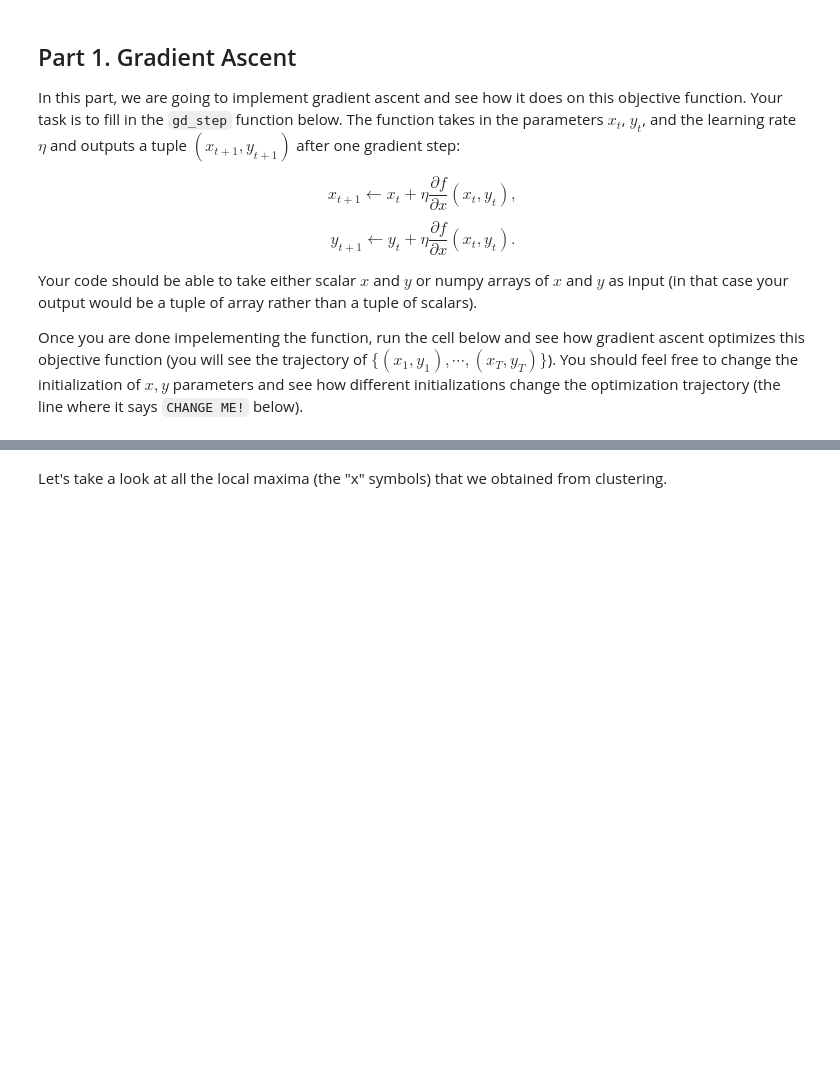
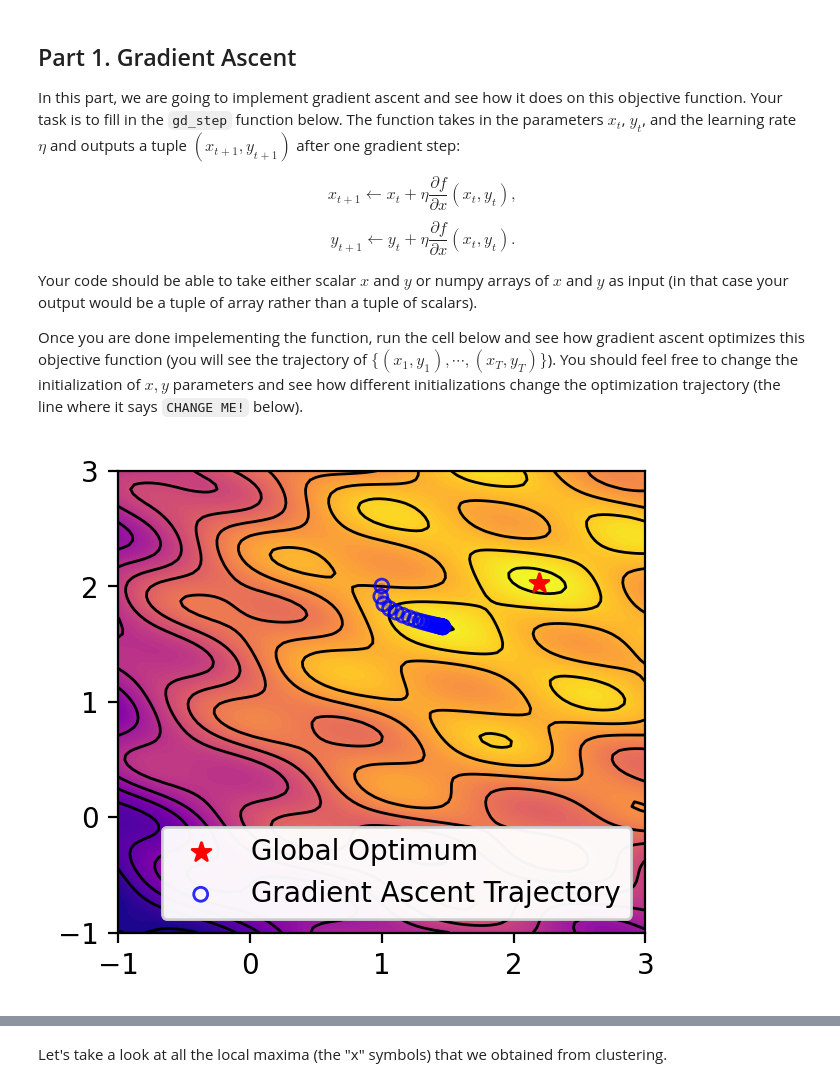
Before and after one commit to TonyHGF/cs182sp25_public, a Jupyter notebook: hw05/code/opt.ipynb, the cells around one changed output, grey strips where cells are left out. Cells and saved outputs as stored; diff of their text form; code cells hidden in the pictures; blank space fills up the shorter version.

```diff
--- a/hw05/code/opt.ipynb
+++ b/hw05/code/opt.ipynb
@@ -118,34 +120,41 @@ def grad_f(x, y):
   dy = -5.0 * np.cos(2.5 * (x - 2 * y)) - 8.0 * np.sin(4.0 * (x + 2 * y)) - 2.0 * (y - 2.0)
   return dx, dy
 
 num_its = 100
 
 def gd_step(x, y, eta):
   #############################################################################
   # TODO: Implement gradient ascent step to change your parameters (x, y)     #
   #   in the gradient direction (step size = eta).                            #
   # Hint: You may use the grad_f(x, y) that computes the gradient of f.       #
   #############################################################################
+
+  dx, dy = grad_f(x, y)
+  new_x = x + eta * dx
+  new_y = y + eta * dy
+
   #############################################################################
   #                             END OF YOUR CODE                              #
   #############################################################################
   return new_x, new_y
 
 num_its = 30      # number of gradient steps
 eta = 0.01        # learning rate
-x, y = -0.3, 0.5  # initial parameter values (CHANGE ME!)
+x, y = 1, 2  # initial parameter values (CHANGE ME!)
 
 # history of parameter values
 xs = [x]
 ys = [y]
 
 for i in range(num_its):
     x, y = gd_step(x, y, eta)
     xs.append(x)
     ys.append(y)
 
 fig, ax = plt.subplots(1, 1, figsize=(3.4, 3.0), dpi=200)
 visualizer.draw(ax, {f"Gradient Ascent Trajectory": {"color": "blue", "x": xs, "y": ys}})
+# %% [output]
+[figure, added]
 # %% [markdown]
 --------------
 **(a). What do you observe from the optimization trajectory of your $(x, y)$ parameters? Where do your parameters converge to? Try a few different initialization values and see how the convergence changes.**
```
Also changed, not shown: parts of 26 cells of this notebook, 2 other files.
